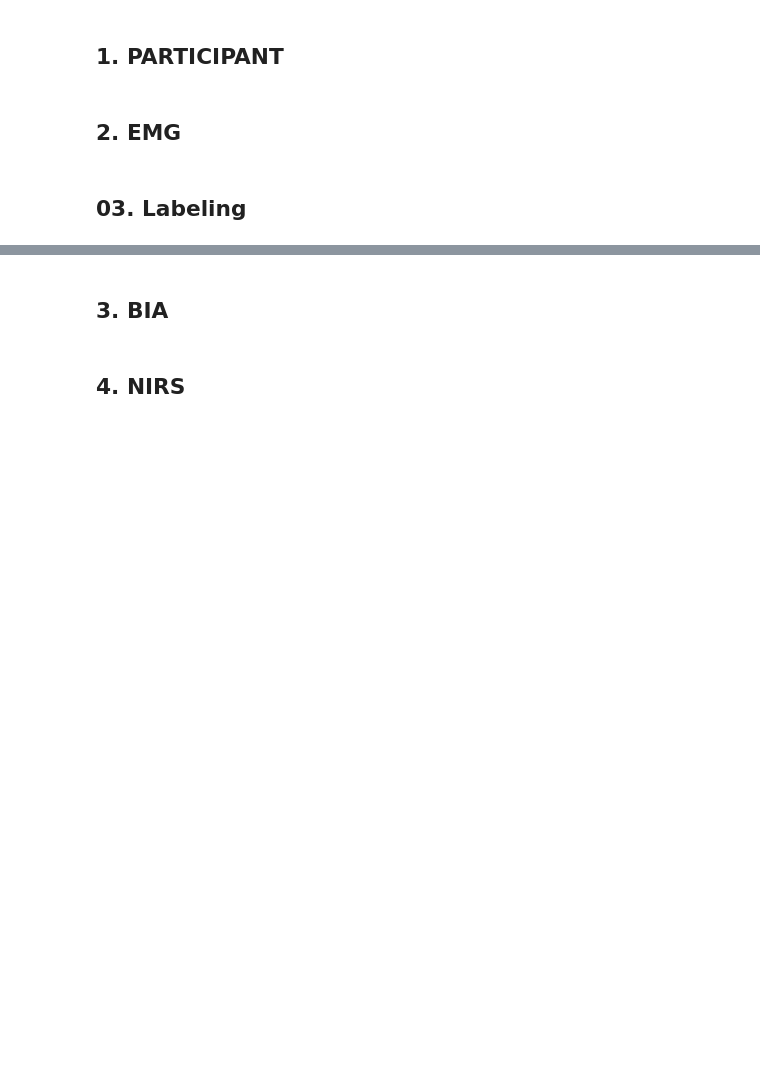
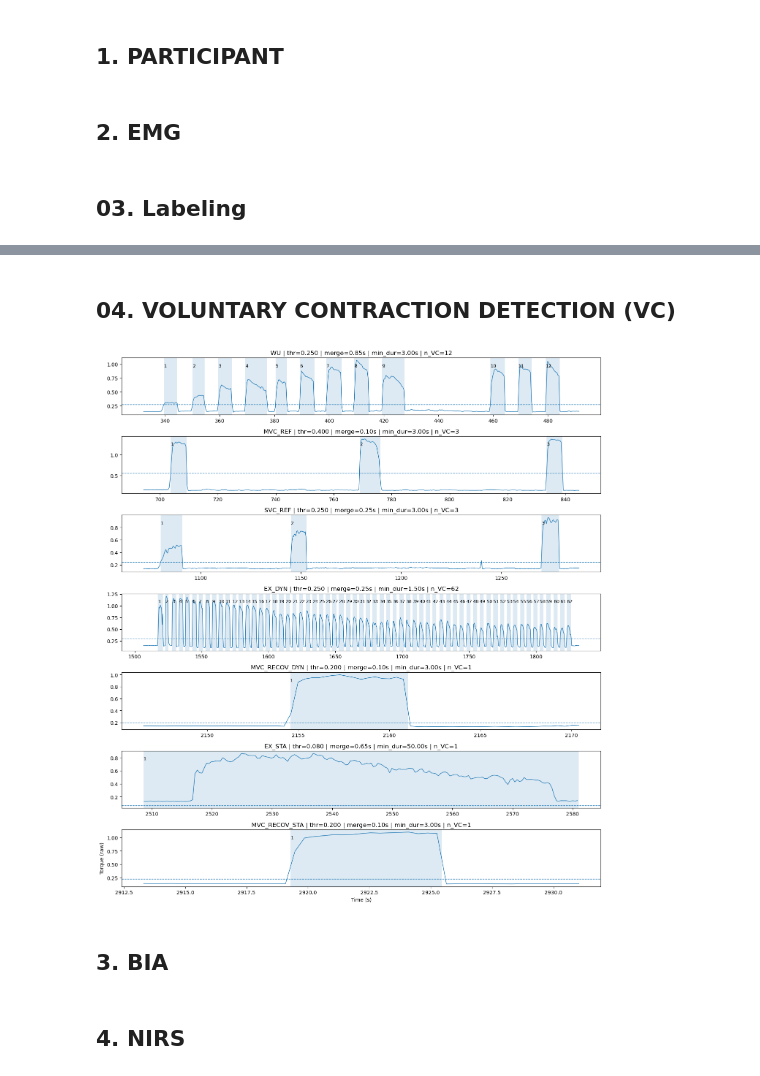
Before and after one commit to MorganVir/AMSTROM_CAMPAIGN, a Jupyter notebook: main.ipynb, the cells around one changed output, grey strips where cells are left out. Cells and saved outputs as stored; diff of their text form; code cells hidden in the pictures; blank space fills up the shorter version.

```diff
--- a/main.ipynb
+++ b/main.ipynb
@@ -166,0 +169,48 @@ gc.collect()
+# %% [markdown]
+## 04. VOLUNTARY CONTRACTION DETECTION (VC)
+# %%
+# 04a VC DETECTION — TUNE (knobs in notebook)
+
+import runpy, gc
+import pandas as pd
+
+CACHE_04_VC_KNOBS_EVENTS = CACHE_DIR / "04_vc_knobs_events.parquet"
+
+# Skip if cache already has events
+skip = False
+if CACHE_04_VC_KNOBS_EVENTS.exists():
+    df = pd.read_parquet(CACHE_04_VC_KNOBS_EVENTS)
+    if ("row_type" in df.columns) and df["row_type"].eq("event").any():
+        print("[SKIP] 04 VC: cache already contains events.")
+        skip = True
+
+# knobs - EDIT THOSE AND RERUN CELL UNTIL VC ARE PERFECTLY DETECTED
+VC_KNOBS_BY_SEQ = {
+        "WU":            {"thr_frac": 0.25, "merge_gap_s": 0.85, "min_dur_s": 3.00},
+        "MVC_REF":       {"thr_frac": 0.40, "merge_gap_s": 0.10, "min_dur_s": 3.00},
+        "SVC_REF":       {"thr_frac": 0.25, "merge_gap_s": 0.25, "min_dur_s": 3.00},
+        "EX_DYN":        {"thr_frac": 0.25, "merge_gap_s": 0.25, "min_dur_s": 1.50},
+        "MVC_RECOV_DYN": {"thr_frac": 0.40, "merge_gap_s": 0.10, "min_dur_s": 3.00},
+        "EX_STA":        {"thr_frac": 0.25, "merge_gap_s": 0.65, "min_dur_s": 50.00},
+        "MVC_RECOV_STA": {"thr_frac": 0.40, "merge_gap_s": 0.10, "min_dur_s": 3.00},
+}
+
+if not skip:
+    local_namespace = runpy.run_path(
+        "sources/04_vc_detection.py",
+        init_globals={
+            "RUN_ID": RUN_ID,
+            "master_index_grid": master_index_grid,
+            "torque_compact_df": torque_compact_df,
+            "CACHE_04_VC_KNOBS_EVENTS": CACHE_04_VC_KNOBS_EVENTS,
+            "VC_KNOBS_BY_SEQ": VC_KNOBS_BY_SEQ,  # <- overrides for this run
+        },
+    )
+
+    master_index_grid = local_namespace["master_index_grid_out"]
+    vc_events_df = local_namespace["vc_events_df"]
+
+    del local_namespace
+    gc.collect()
+# %% [output]
+[figure, added]
```
Also changed, not shown: parts of 4 cells of this notebook, 1 other file.
